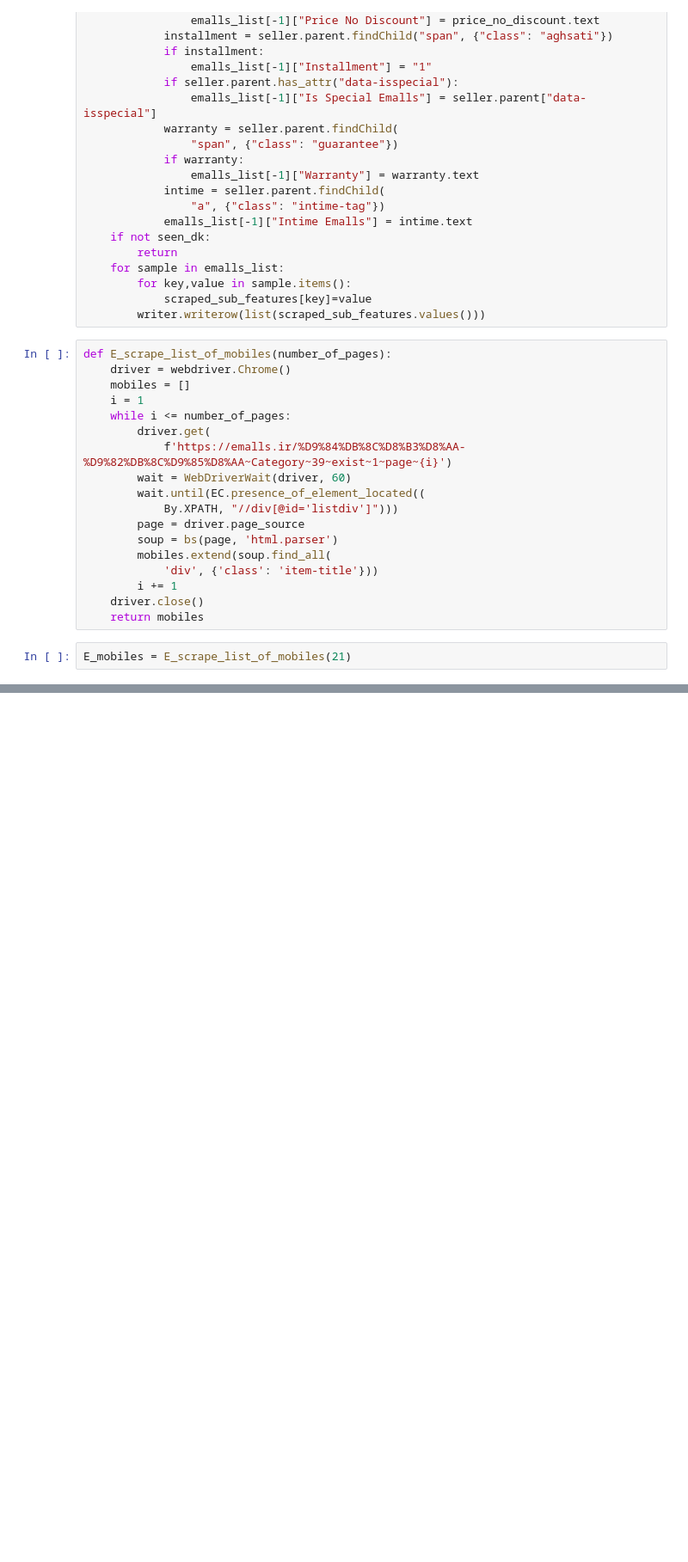
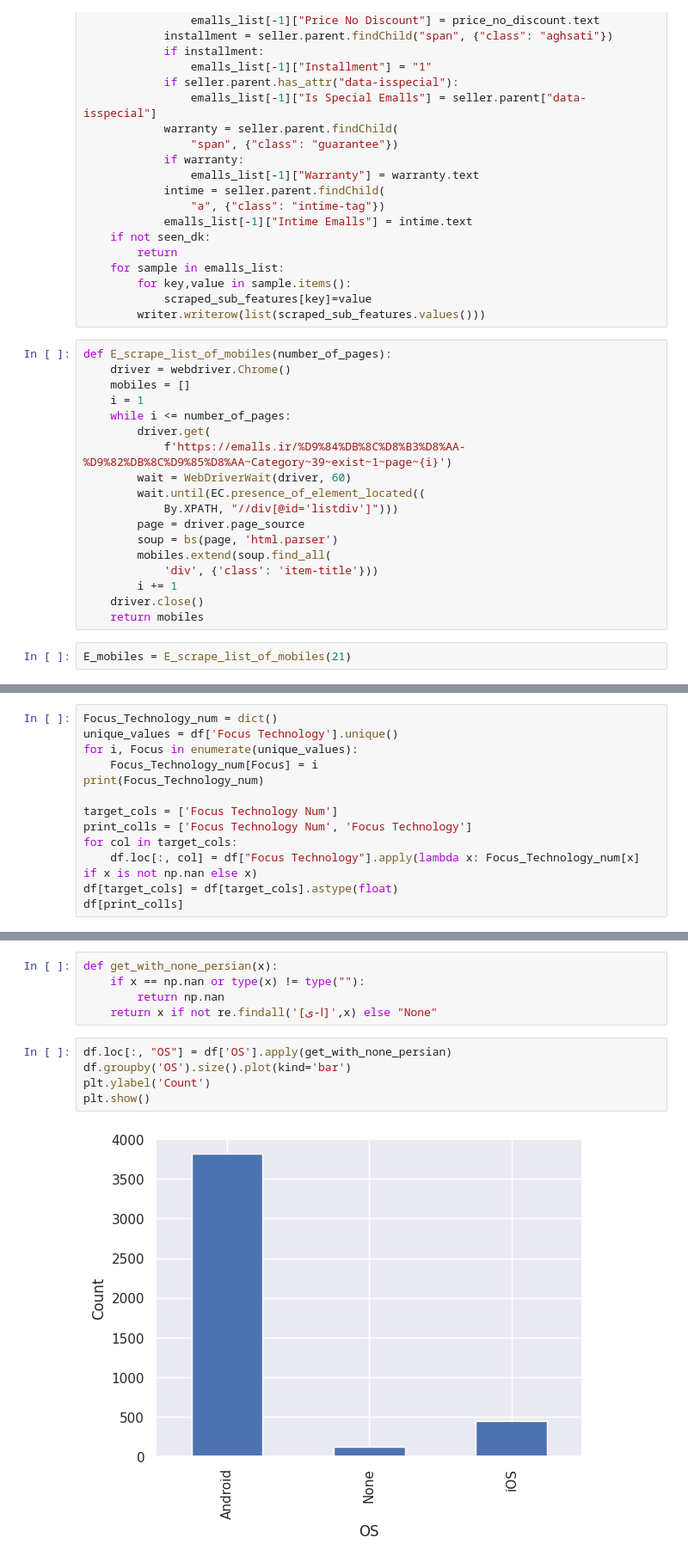
Before and after one commit to itspaspas/DataScience-S03, a Jupyter notebook: Project/P1/DS-P1.ipynb, the cells around one changed output, grey strips where cells are left out. Shown at 86% size. Cells and saved outputs as stored; diff of their text form; blank space fills up the shorter version.

```diff
--- a/Project/P1/DS-P1.ipynb
+++ b/Project/P1/DS-P1.ipynb
@@ -640,0 +975,13 @@ df
+# %%
+Focus_Technology_num = dict()
+unique_values = df['Focus Technology'].unique()
+for i, Focus in enumerate(unique_values):
+    Focus_Technology_num[Focus] = i
+print(Focus_Technology_num)
+
+target_cols = ['Focus Technology Num']
+print_colls = ['Focus Technology Num', 'Focus Technology']
+for col in target_cols:
+    df.loc[:, col] = df["Focus Technology"].apply(lambda x: Focus_Technology_num[x] if x is not np.nan else x)
+df[target_cols] = df[target_cols].astype(float)
+df[print_colls]
@@ -640,0 +1003,12 @@ df
+# %%
+def get_with_none_persian(x):
+    if x == np.nan or type(x) != type(""):
+        return np.nan
+    return x if not re.findall('[ا-ی]',x) else "None"
+# %%
+df.loc[:, "OS"] = df['OS'].apply(get_with_none_persian)
+df.groupby('OS').size().plot(kind='bar')
+plt.ylabel('Count')
+plt.show()
+# %% [output]
+[figure, added]
```
Also changed, not shown: parts of 98 cells of this notebook.
